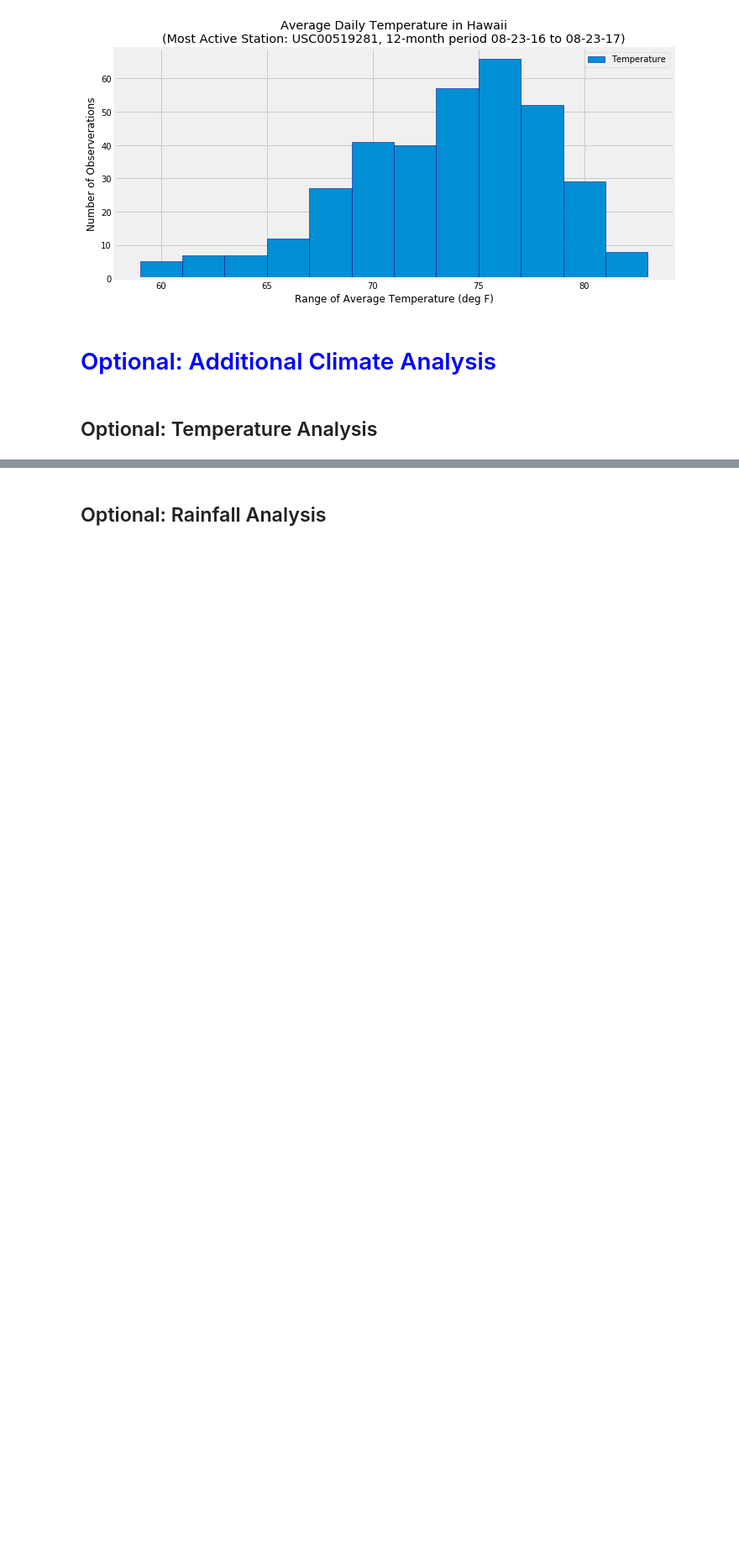
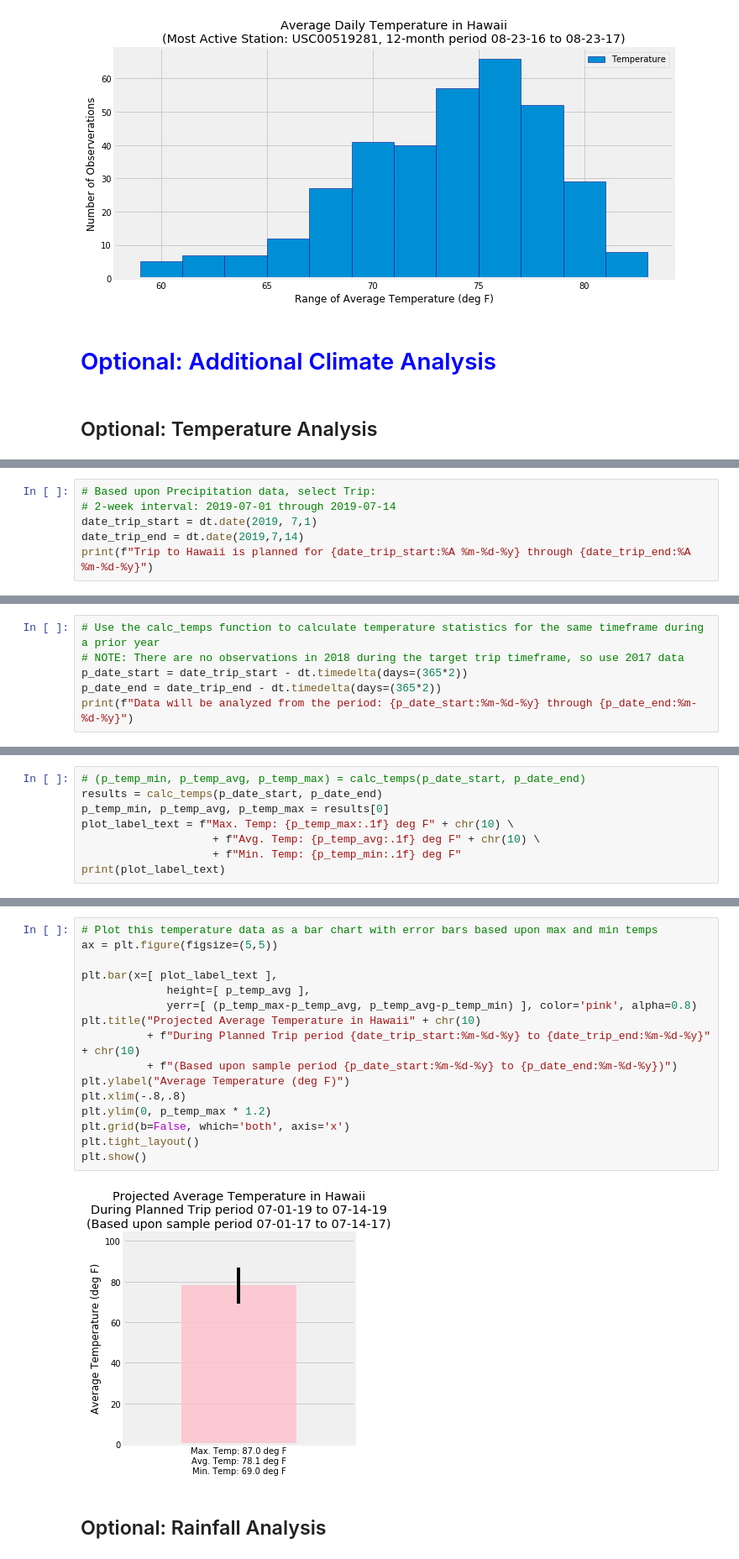
Before and after one commit to daddyjab/PythonAssignments, a Jupyter notebook: SQLAlchemy/climate_starter-jb.ipynb, the cells around one changed output, grey strips where cells are left out. Shown at 84% size. Saved outputs shown, nothing was run; the diff lists cells and outputs as text; blank space fills up the shorter version.

```diff
--- a/SQLAlchemy/climate_starter-jb.ipynb
+++ b/SQLAlchemy/climate_starter-jb.ipynb
@@ -328,0 +348,6 @@ plt.show()
+# %%
+# Based upon Precipitation data, select Trip:
+# 2-week interval: 2019-07-01 through 2019-07-14
+date_trip_start = dt.date(2019, 7,1)
+date_trip_end = dt.date(2019,7,14)
+print(f"Trip to Hawaii is planned for {date_trip_start:%A %m-%d-%y} through {date_trip_end:%A %m-%d-%y}")
@@ -328,0 +356,6 @@ plt.show()
+# %%
+# Use the calc_temps function to calculate temperature statistics for the same timeframe during a prior year
+# NOTE: There are no observations in 2018 during the target trip timeframe, so use 2017 data
+p_date_start = date_trip_start - dt.timedelta(days=(365*2))
+p_date_end = date_trip_end - dt.timedelta(days=(365*2))
+print(f"Data will be analyzed from the period: {p_date_start:%m-%d-%y} through {p_date_end:%m-%d-%y}")
@@ -328,0 +364,8 @@ plt.show()
+# %%
+# (p_temp_min, p_temp_avg, p_temp_max) = calc_temps(p_date_start, p_date_end)
+results = calc_temps(p_date_start, p_date_end)
+p_temp_min, p_temp_avg, p_temp_max = results[0]
+plot_label_text = f"Max. Temp: {p_temp_max:.1f} deg F" + chr(10) \
+                    + f"Avg. Temp: {p_temp_avg:.1f} deg F" + chr(10) \
+                    + f"Min. Temp: {p_temp_min:.1f} deg F"
+print(plot_label_text)
@@ -329,2 +376,20 @@ plt.show()
+# %%
+# Plot this temperature data as a bar chart with error bars based upon max and min temps
+ax = plt.figure(figsize=(5,5))
+
+plt.bar(x=[ plot_label_text ],
+             height=[ p_temp_avg ],
+             yerr=[ (p_temp_max-p_temp_avg, p_temp_avg-p_temp_min) ], color='pink', alpha=0.8)
+plt.title("Projected Average Temperature in Hawaii" + chr(10)
+          + f"During Planned Trip period {date_trip_start:%m-%d-%y} to {date_trip_end:%m-%d-%y}" + chr(10)
+          + f"(Based upon sample period {p_date_start:%m-%d-%y} to {p_date_end:%m-%d-%y})")
+plt.ylabel("Average Temperature (deg F)")
+plt.xlim(-.8,.8)
+plt.ylim(0, p_temp_max * 1.2)
+plt.grid(b=False, which='both', axis='x')
+plt.tight_layout()
+plt.show()
+# %% [output]
+[figure, added]
 # %% [markdown]
 ## Optional: Rainfall Analysis
```
Also changed, not shown: parts of 9 cells of this notebook.
